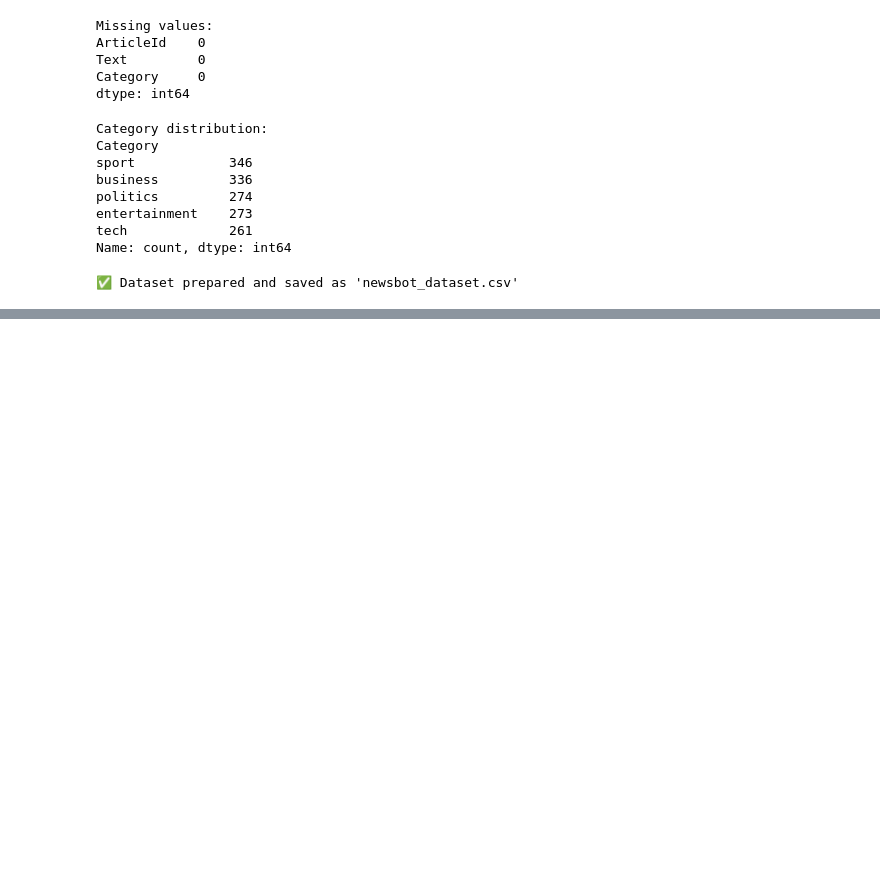
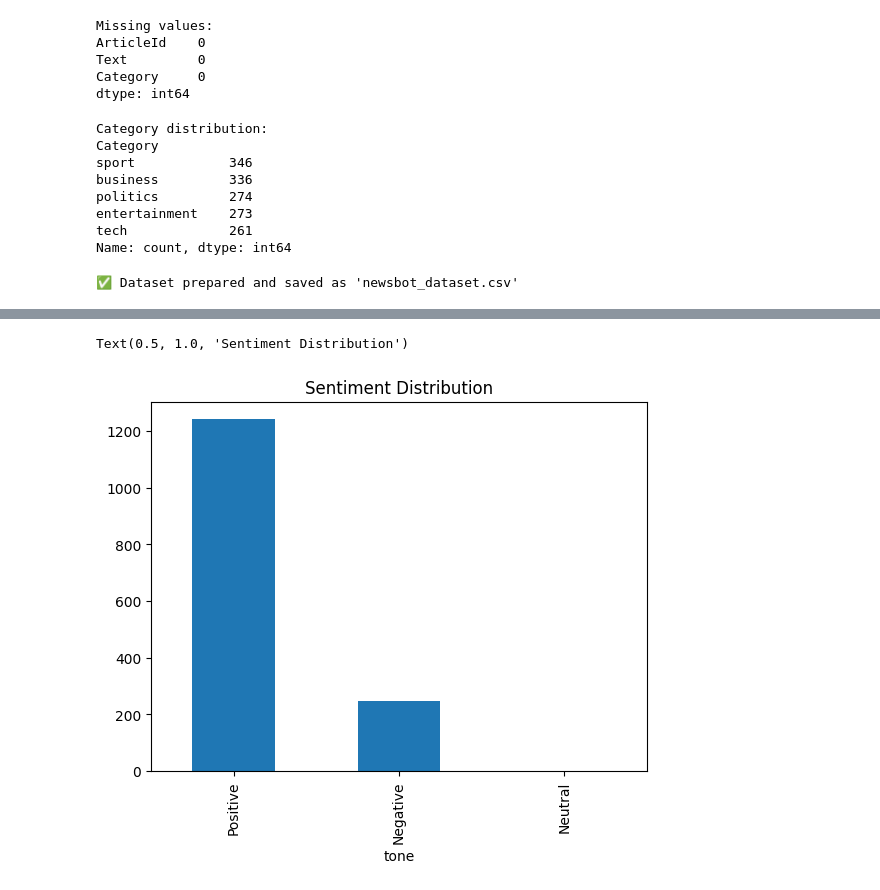
Before and after one commit to PythonNovice222/jupyter-exploration, a Jupyter notebook: NewsBot_Intelligence_System.ipynb, the cells around one changed output, grey strips where cells are left out. Cells and saved outputs as stored; diff of their text form; code cells hidden in the pictures; blank space fills up the shorter version.

```diff
--- a/NewsBot_Intelligence_System.ipynb
+++ b/NewsBot_Intelligence_System.ipynb
@@ -296,0 +425,7 @@ print("\n✅ Dataset prepared and saved as 'newsbot_dataset.csv'")
+# %%
+sample = df.clean_text.iloc[0]
+
+doc = nlp(sample)
+
+for ent in doc.ents:
+    print(ent.text, ent.label_)
@@ -296,0 +444,10 @@ print("\n✅ Dataset prepared and saved as 'newsbot_dataset.csv'")
+# %%
+entities = []
+
+for article in df.clean_text:
+
+    doc = nlp(article)
+
+    entities.append([(e.text,e.label_) for e in doc.ents])
+
+df["entities"] = entities
@@ -296,0 +544,26 @@ print("\n✅ Dataset prepared and saved as 'newsbot_dataset.csv'")
+# %%
+def sentiment(text):
+
+    return TextBlob(text).sentiment.polarity
+
+df["sentiment"] = df.clean_text.apply(sentiment)
+# %%
+def label(score):
+
+    if score > 0:
+        return "Positive"
+
+    elif score < 0:
+        return "Negative"
+
+    else:
+        return "Neutral"
+
+df["tone"] = df.sentiment.apply(label)
+# %%
+df.tone.value_counts().plot(kind="bar")
+
+plt.title("Sentiment Distribution")
+# %% [output]
+Text(0.5, 1.0, 'Sentiment Distribution')
+[figure, added]
```
Also changed, not shown: parts of 21 cells of this notebook.
